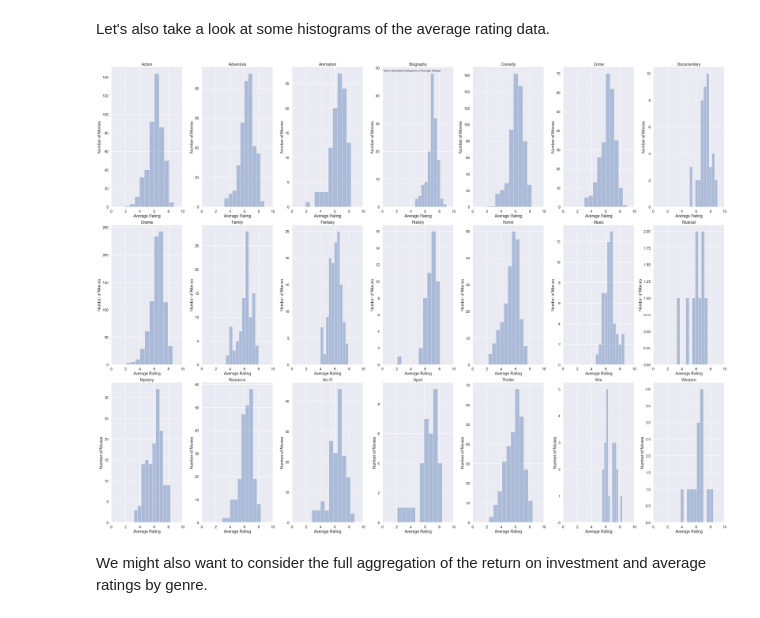
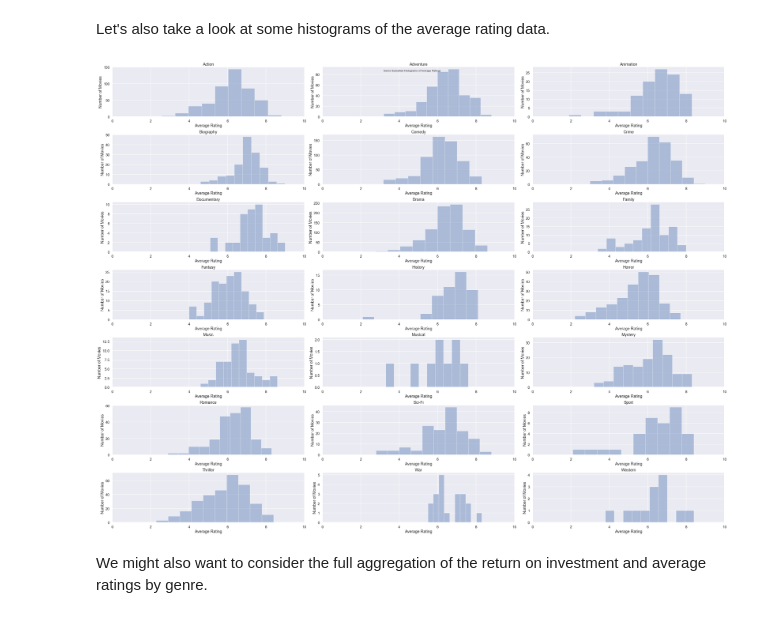
Before and after one commit to bbjornstad-flatiron/flatiron-mod1-project, a Jupyter notebook: data-analysis.ipynb, the cells around one changed output. Saved outputs shown, nothing was run; the diff lists cells and outputs as text; code cells hidden in the pictures.

```diff
--- a/data-analysis.ipynb
+++ b/data-analysis.ipynb
@@ -167,20 +136,0 @@ Similarly, we may want to consider if there are any trends in the average rating
-# %%
-rows = 7
-cols = 3
-genre_subset_f3, genre_subset_ax3 = plt.subplots(nrows=rows, ncols=cols, figsize=(40, 30))
-
-for i in range(num_subplots):
-    genre = genre_dummies.columns[i]
-    row = i // cols
-    col = i % cols
-    cur_ax = genre_subset_ax3[row, col]
-    cur_subset = final_data[genre_dummies[genre] == 1]
-    grouped = cur_subset.groupby(pd.Grouper(key='release_date', freq='Q')).describe()['averagerating'].reset_index()
-    grouped.dropna(subset=['mean'])
-    sns.lineplot(x='release_date', y='mean', data=grouped, ax=cur_ax)
-    cur_ax.set_title(genre)
-    cur_ax.set_xlabel('Release Date')
-    cur_ax.set_ylabel('Mean Average Rating')
-
-genre_subset_f3.suptitle('Mean Average Rating for Various Genres of Movie over Time')
-genre_subset_f3.tight_layout()
@@ -189,26 +137,26 @@ genre_subset_f3.tight_layout()
 # %% [markdown]
 Let's also take a look at some histograms of the average rating data.
 # %%
-rows = 3
-cols = 7
-genre_subset_f4, genre_subset_ax4 = plt.subplots(nrows=rows, ncols=cols, figsize=(40, 30))
+rows = 7
+cols = 3
+genre_subset_f1, genre_subset_ax1 = plt.subplots(nrows=rows, ncols=cols, figsize=(40, 30))
 
 for i in range(num_subplots):
     genre = genre_dummies.columns[i]
     row = i // cols
     col = i % cols
-    cur_ax = genre_subset_ax4[row, col]
+    cur_ax = genre_subset_ax1[row, col]
     cur_subset = final_data[genre_dummies[genre] == 1]
     sns.distplot(cur_subset.averagerating, kde=False, bins=10, ax=cur_ax)
     cur_ax.set_xlim(0,10)
     cur_ax.set_title(genre)
     cur_ax.set_xlabel('Average Rating')
     cur_ax.set_ylabel('Number of Movies')
 
-genre_subset_f4.suptitle('Genre Subsetted Histograms of Average Ratings')
-genre_subset_f4.tight_layout()
+genre_subset_f1.suptitle('Genre Subsetted Histograms of Average Ratings')
+genre_subset_f1.tight_layout()
 # %% [output]
-[figure, old version]
+[figure, new version]
 # %% [markdown]
 We might also want to consider the full aggregation of the return on investment and average ratings by genre.
 # %%
```
Also changed, not shown: parts of 13 cells of this notebook, 7 other files.
